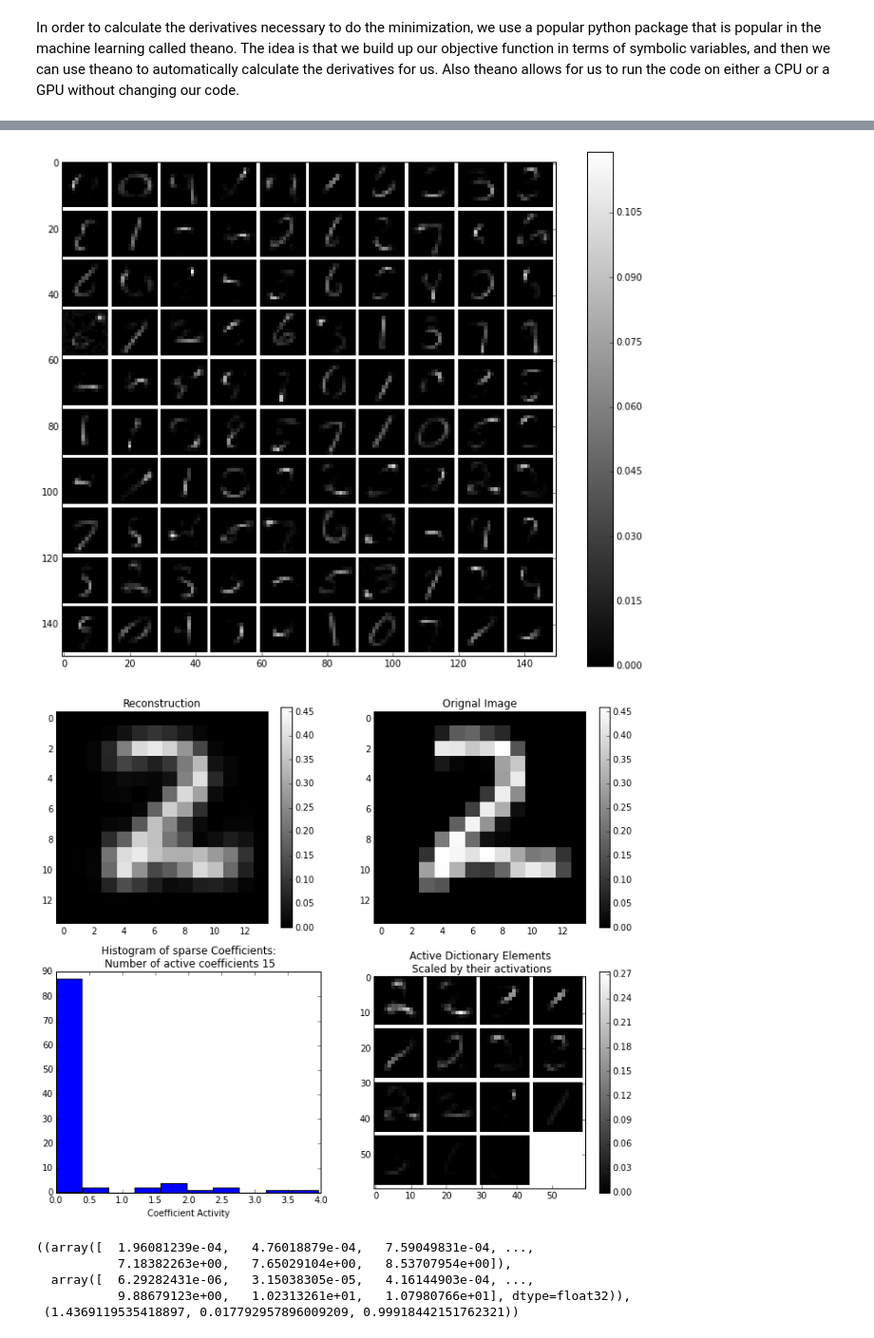
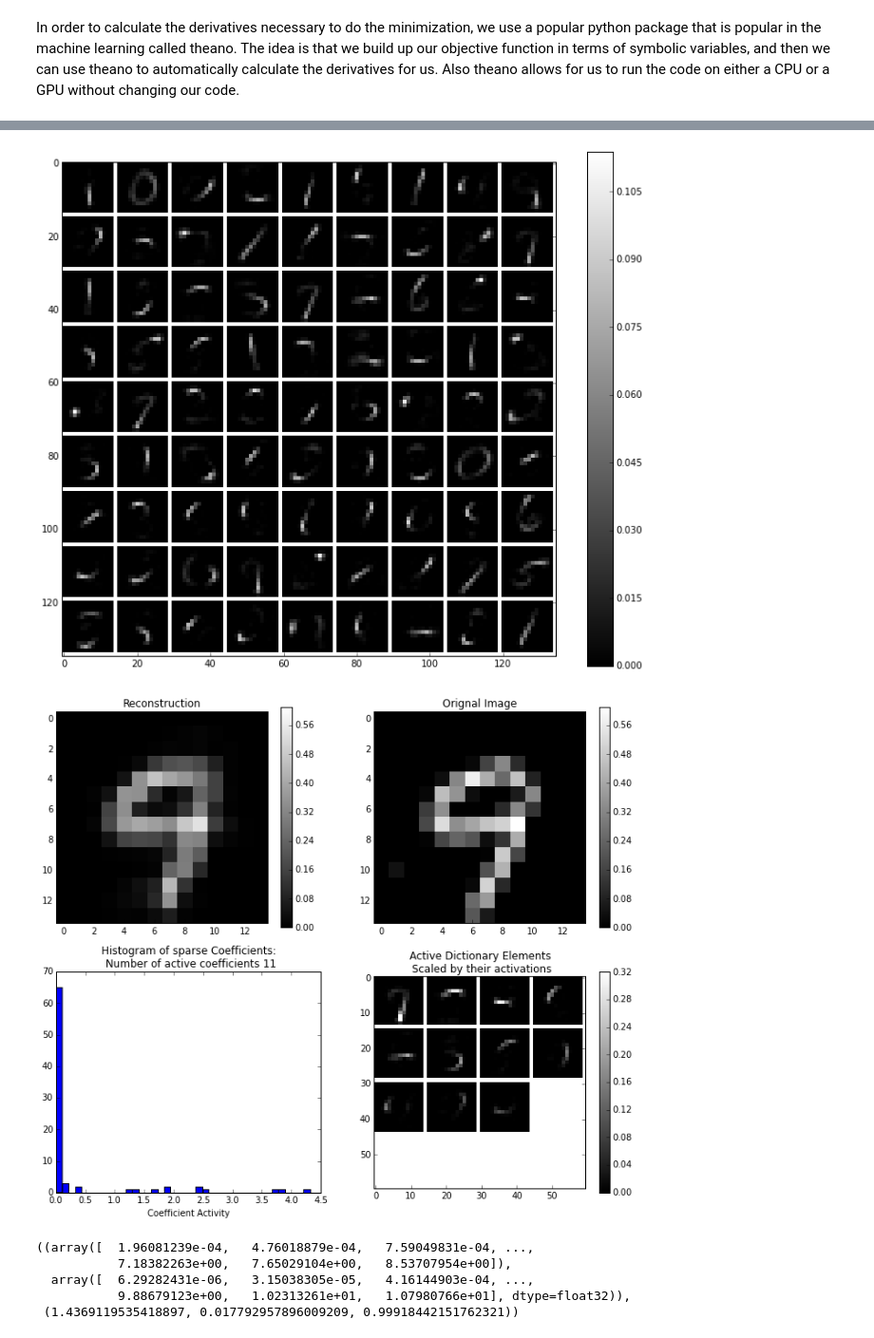
Before and after one commit to alexanderganderson/fixated_eye_model, a Jupyter notebook: sparse_coder/sparse_coding_FISTA_theano.ipynb, the cells around one changed output, grey strips where cells are left out. Shown at 95% size. Cells and saved outputs as stored; diff of their text form; code cells hidden in the pictures.

Commit message:
added plots to verify sparse code dictionary convergence, new dictionary and plots

```diff
--- a/sparse_coder/sparse_coding_FISTA_theano.ipynb
+++ b/sparse_coder/sparse_coding_FISTA_theano.ipynb
@@ -69,7 +71,7 @@ N_pix_img = L_img ** 2
 
 L_pat = L_img  # Size of image patch
 N_pix = L_pat ** 2  # Number of pixels in a patch
-N_sp = 100 # Number of sparse dictionary elements
+N_sp = 81 # Number of sparse dictionary elements
 N_bat = 200 # Number of images in a batch
 Alpha = 0.015 # coefficient for the sparse coefficients
 Eta = 0.01 # Dictionary Learning Step Size (annealed, see later)
@@ -185,4 +187,5 @@ def train(N_itr, Alpha, Eta, cost_list, N_g_itr = 200, show_costs = True):
     return I_idx
 # %%
 cost_list = []
+show_costs=True
 # %%
@@ -192,2 +232,2 @@ I_idx = train(50, Alpha, 0.01, cost_list, show_costs=False)
 # %%
-I_idx = train(100, Alpha, 0.005, cost_list, show_costs=False)
+I_idx = train(1, Alpha, 0.001, [], show_costs=show_costs, N_g_itr=300)
@@ -194,5 +237,3 @@ I_idx = train(100, Alpha, 0.005, cost_list, show_costs=False)
-# %%
-I_idx = train(1, Alpha, 0.001, [], show_costs=False, N_g_itr=300)
 # %%
 plt.plot(np.log(np.array(cost_list)))
 plt.xlabel('Iteration')
@@ -205,41 +253,41 @@ plt.figure(figsize=(12,10))
 show_fields(t_D.get_value(), cmap = plt.cm.gray, pos_only = True)
 plt.savefig(os.path.join(output_dir, 'mnist_basis.png'), dpi = 200)
 # %% [output]
-[figure, old version]
+[figure, new version]
 # %%
 plt.figure(figsize=(12, 10))
-q = np.random.randint(N_bat)
+# q = np.random.randint(N_bat)
 plt.subplot(2, 2, 1)
 plt.title('Reconstruction')
 plt.imshow(np.dot(t_A.get_value(), t_D.get_value())[q].reshape(L_pat, L_pat),
            interpolation = 'nearest',
            cmap = plt.cm.gray, vmin = 0, vmax = t_I.get_value()[I_idx][q].reshape(L_pat, L_pat).max())
 plt.colorbar()
 plt.subplot(2, 2, 2)
 plt.title('Orignal Image')
 plt.imshow(t_I.get_value()[I_idx][q].reshape(L_pat, L_pat),
            interpolation = 'nearest',
            cmap = plt.cm.gray)
 plt.colorbar()
 plt.subplot(2, 2, 3)
 
-plt.hist(t_A.get_value()[q])
+plt.hist(t_A.get_value()[q], bins=40)
 
 sort_idx = np.argsort(t_A.get_value()[q])[::-1]
-N_active = np.sum(t_A.get_value()[q] > 0.0)
+N_active = np.sum(t_A.get_value()[q] > 0.5)
 active_idx = sort_idx[0:N_active]
 
 plt.title('Histogram of sparse Coefficients: \n Number of active coefficients %d' % N_active)
 plt.xlabel('Coefficient Activity')
 
 plt.subplot(2, 2, 4)
 show_fields(t_D.get_value()[active_idx] *
             t_A.get_value()[q][active_idx][:, np.newaxis],
             cmap = plt.cm.gray, pos_only = True)
 plt.title('Active Dictionary Elements \n Scaled by their activations')
 plt.savefig(os.path.join(output_dir, 'example_reconstruction.png'), dpi = 200)
 # %% [output]
-[figure, old version]
+[figure, new version]
 # %%
 As = t_A.get_value().ravel()
 probplot(As[As > 0], dist = expon, plot = plt)
```
Also changed, not shown: parts of 9 cells of this notebook, 3 other files.
